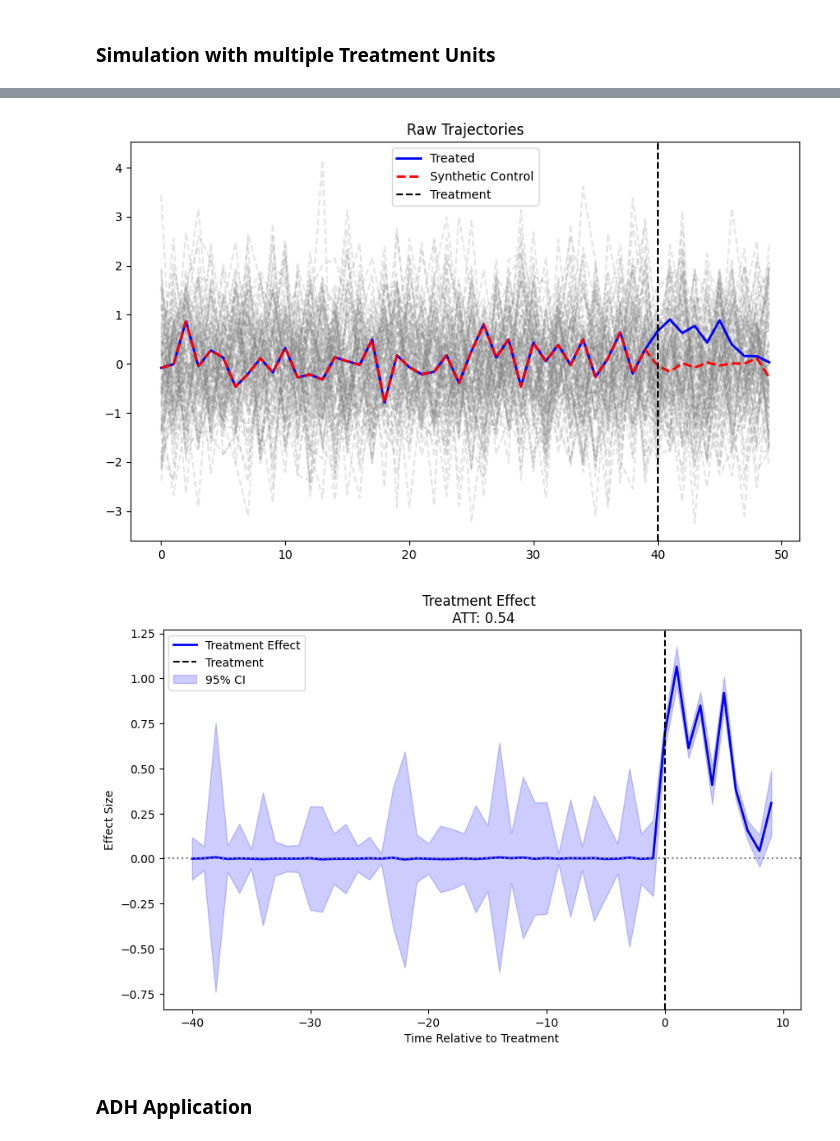
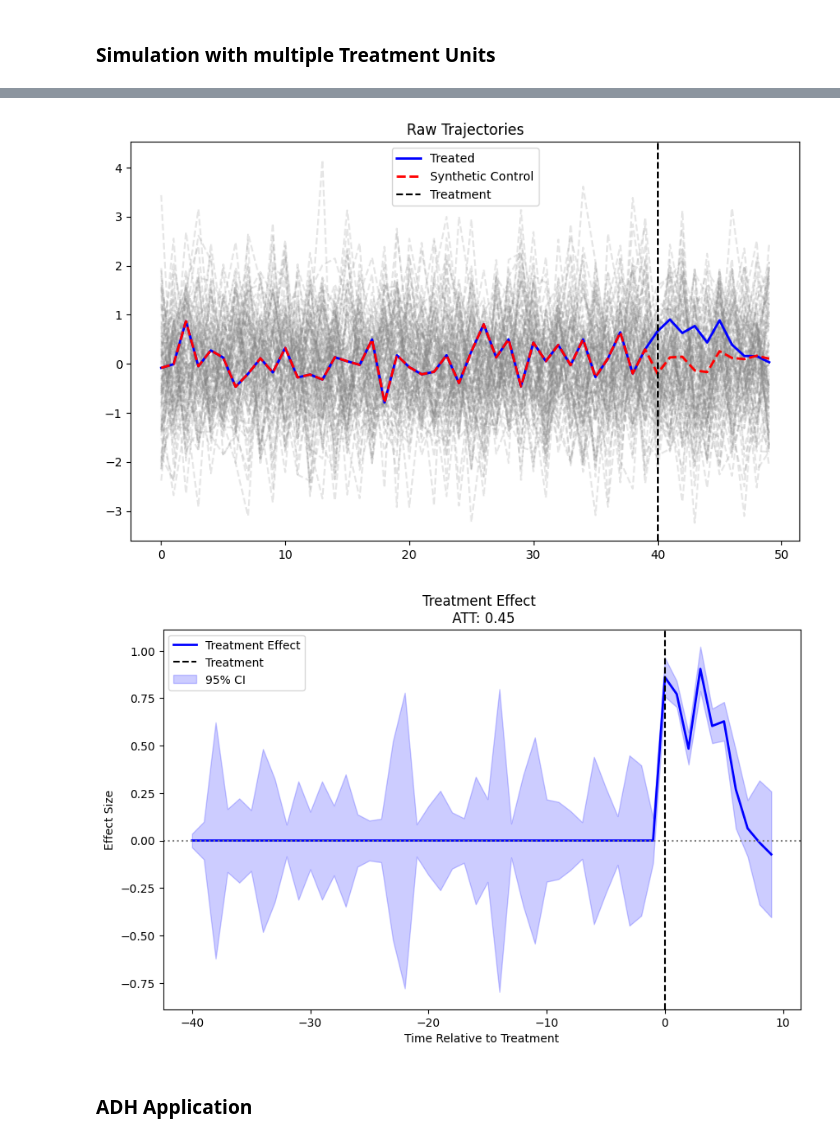
Before and after one commit to apoorvalal/synthlearners, a Jupyter notebook: notebooks/demo_mcnnm.ipynb, the cells around one changed output, grey strips where cells are left out. Saved outputs shown, nothing was run; the diff lists cells and outputs as text; code cells hidden in the pictures.

```diff
--- a/notebooks/demo_mcnnm.ipynb
+++ b/notebooks/demo_mcnnm.ipynb
@@ -189,6 +193,7 @@ Y, Y_0, L, treated_units = simulator.simulate()
 # %%
 synth = Synth(
     method="matrix_completion",
+    unit_intercept=True, time_intercept=True,
     n_jobs=-1,
 )
 results = synth.fit(
@@ -206,5 +228,5 @@ plt.show()
-[figure, old version]
+[figure, new version]
-[figure, old version]
+[figure, new version]
 # %% [markdown]
 ### ADH Application
 # %%
```
Also changed, not shown: parts of 18 cells of this notebook, 7 other files.
